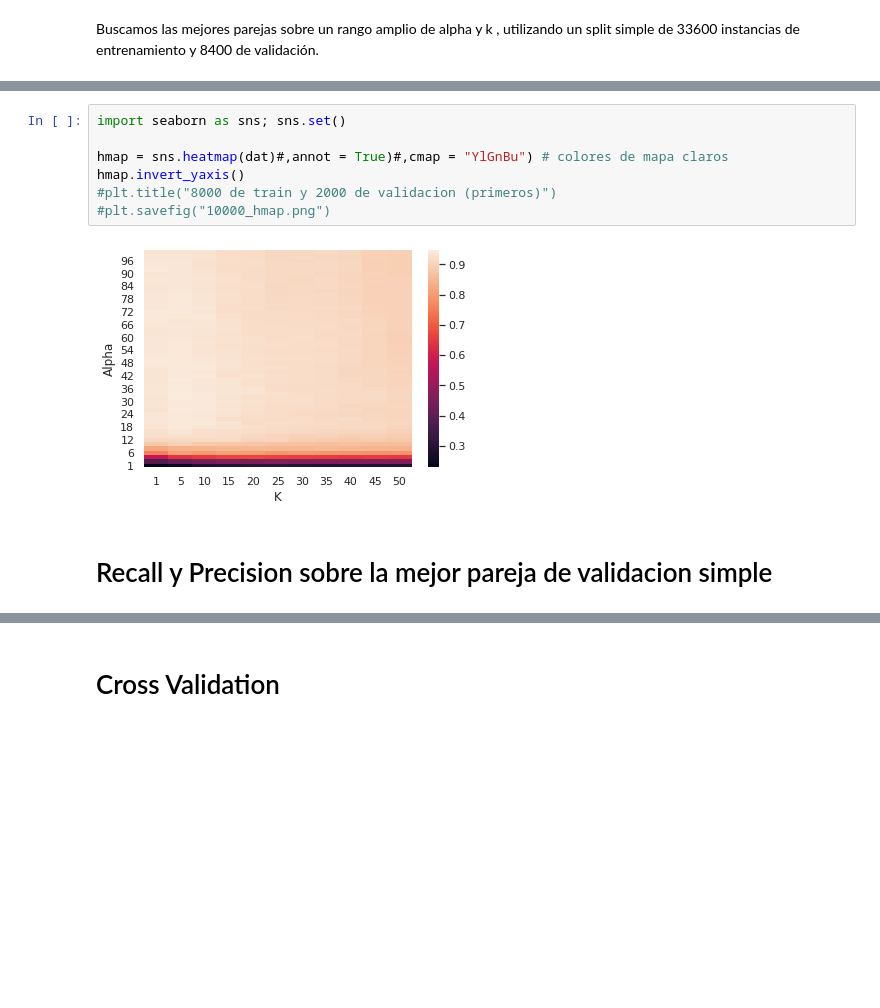
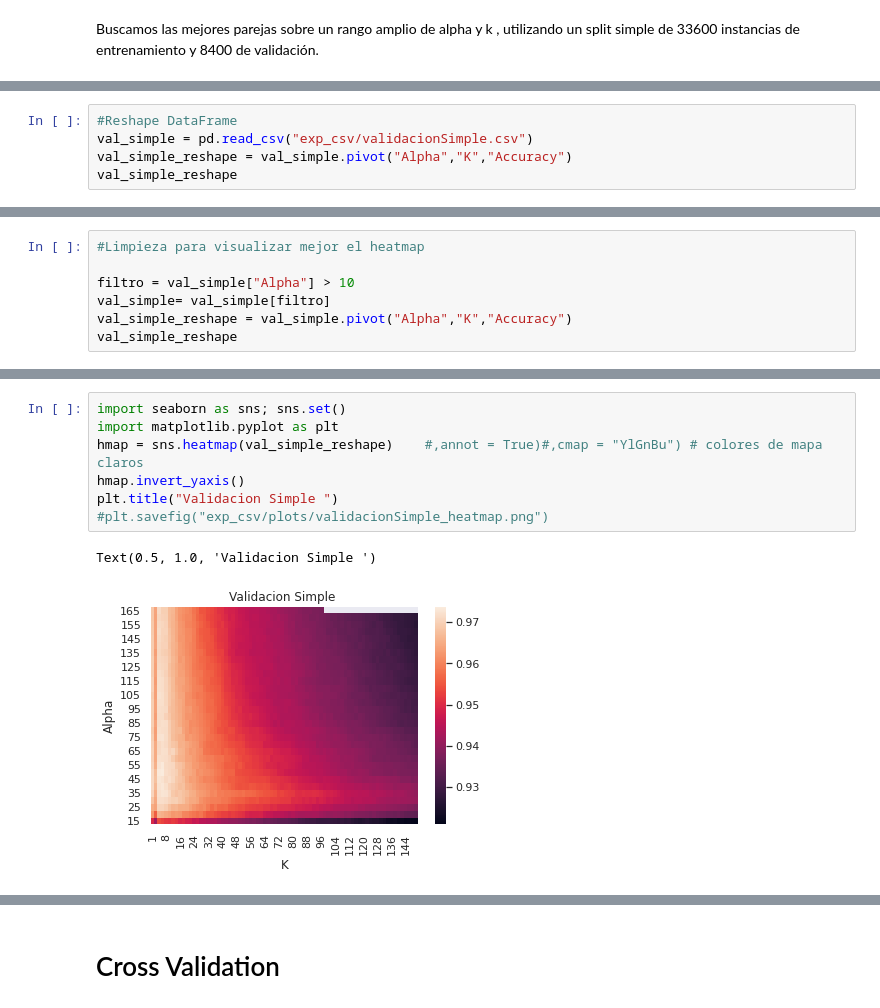
Before and after one commit to fzanollo/metodos-num, a Jupyter notebook: tp2/notebooks/preliminares.ipynb, the cells around one changed output, grey strips where cells are left out. Drawn from its saved outputs; the diff is of its cells as text; blank space fills up the shorter version.

Commit message:
preliminares para knn+pca y un toque de balanceo

```diff
--- a/tp2/notebooks/preliminares.ipynb
+++ b/tp2/notebooks/preliminares.ipynb
@@ -230,0 +201,5 @@ Precicison : 0.948
+# %%
+#Reshape DataFrame
+val_simple = pd.read_csv("exp_csv/validacionSimple.csv")
+val_simple_reshape = val_simple.pivot("Alpha","K","Accuracy")
+val_simple_reshape
@@ -230,0 +226,7 @@ Precicison : 0.948
+# %%
+#Limpieza para visualizar mejor el heatmap
+
+filtro = val_simple["Alpha"] > 10
+val_simple= val_simple[filtro]
+val_simple_reshape = val_simple.pivot("Alpha","K","Accuracy")
+val_simple_reshape
@@ -231,11 +253,10 @@ Precicison : 0.948
 # %%
 import seaborn as sns; sns.set()
-
-hmap = sns.heatmap(dat)#,annot = True)#,cmap = "YlGnBu") # colores de mapa claros
+import matplotlib.pyplot as plt
+hmap = sns.heatmap(val_simple_reshape)    #,annot = True)#,cmap = "YlGnBu") # colores de mapa claros
 hmap.invert_yaxis()
-#plt.title("8000 de train y 2000 de validacion (primeros)")
-#plt.savefig("10000_hmap.png")
+plt.title("Validacion Simple ")
+#plt.savefig("exp_csv/plots/validacionSimple_heatmap.png")
 # %% [output]
+Text(0.5, 1.0, 'Validacion Simple ')
-[figure, old version]
+[figure, new version]
-# %% [markdown]
-# Recall y Precision sobre la mejor pareja de validacion simple
```
Also changed, not shown: parts of 56 cells of this notebook.
